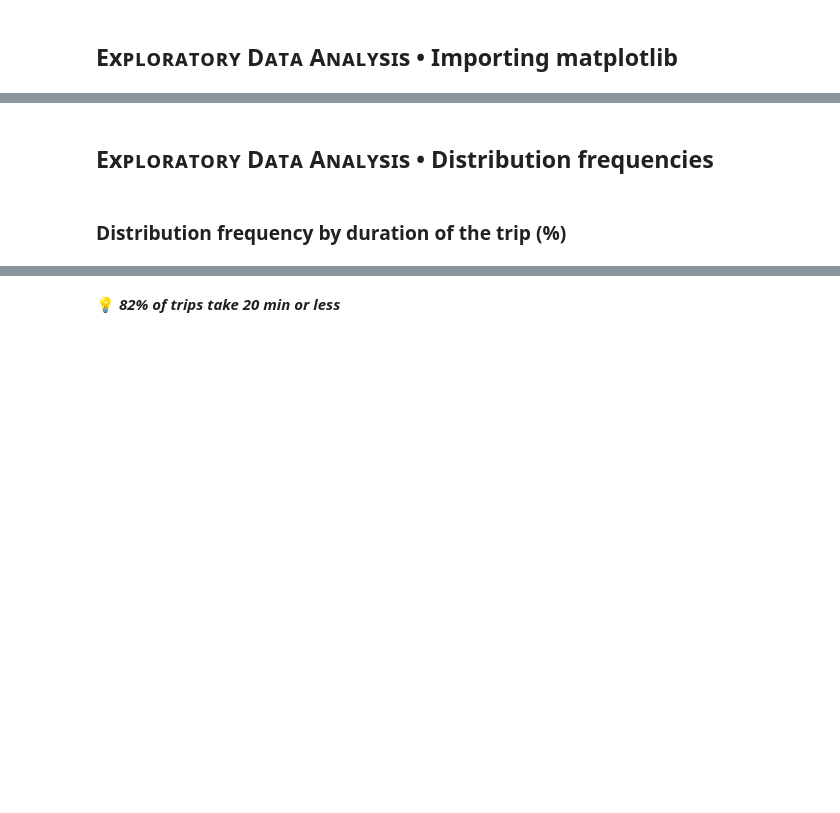
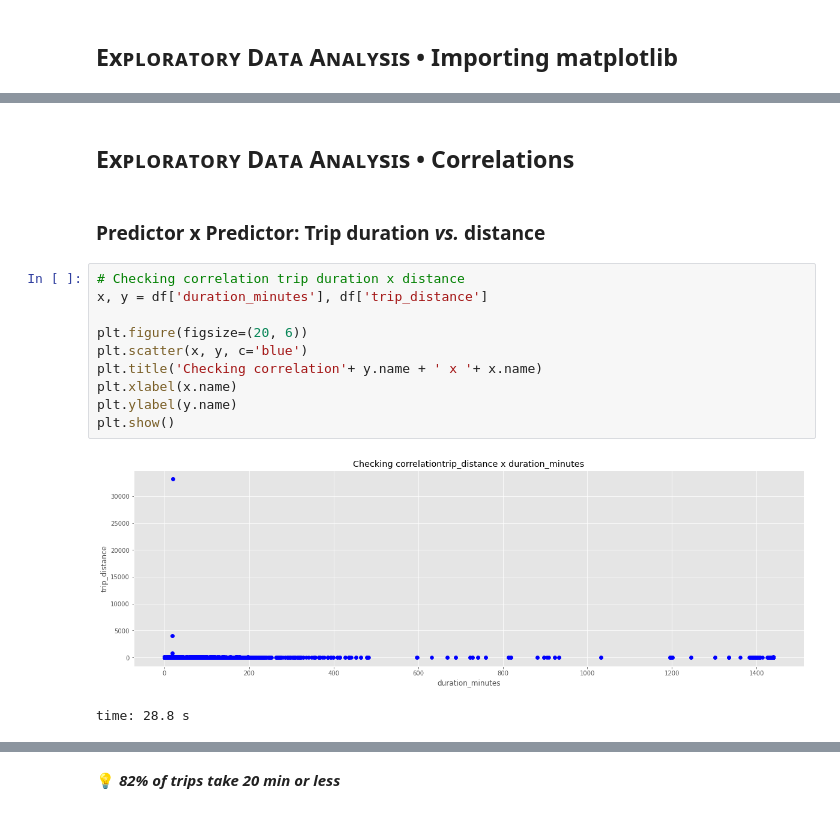
Before and after one commit to isis-santos-costa/99_Challenge, a Jupyter notebook: 99__EDA.ipynb, the cells around one changed output, grey strips where cells are left out. Drawn from its saved outputs; the diff is of its cells as text; blank space fills up the shorter version.

```diff
--- a/99__EDA.ipynb
+++ b/99__EDA.ipynb
@@ -154,4 +470,17 @@ time: 250 ms
 # %% [markdown]
-## Exᴘʟᴏʀᴀᴛᴏʀʏ Dᴀᴛᴀ Aɴᴀʟʏsɪs • Distribution frequencies
+## Exᴘʟᴏʀᴀᴛᴏʀʏ Dᴀᴛᴀ Aɴᴀʟʏsɪs • Correlations
-# %% [markdown]
-### Distribution frequency by duration of the trip (%)
+# %% [markdown]
+### Predictor x Predictor: Trip duration <i>vs.</i> distance
+# %%
+# Checking correlation trip duration x distance
+x, y = df['duration_minutes'], df['trip_distance']
+
+plt.figure(figsize=(20, 6))
+plt.scatter(x, y, c='blue')
+plt.title('Checking correlation'+ y.name + ' x '+ x.name)
+plt.xlabel(x.name)
+plt.ylabel(y.name)
+plt.show()
+# %% [output]
+[figure, added]
+time: 28.8 s
```
Also changed, not shown: parts of 233 cells of this notebook.
